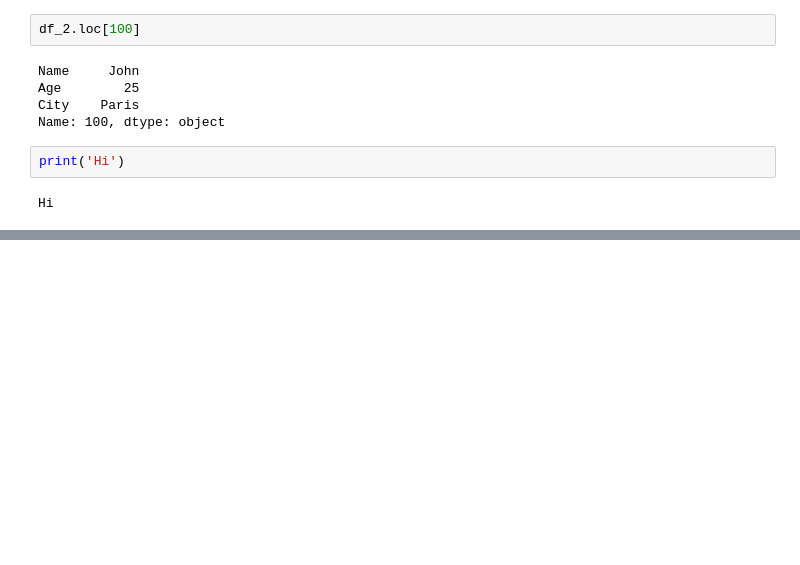
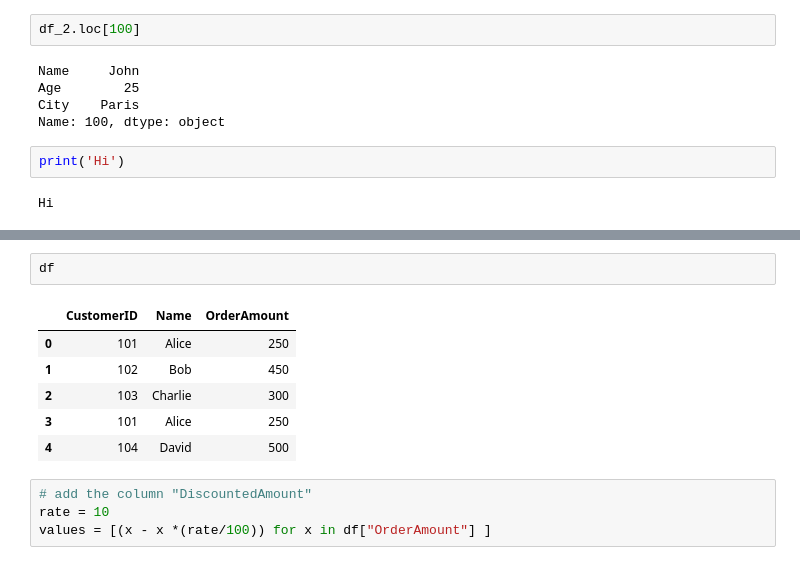
Before and after one commit to BikeshPrajapati/AI-and-ML-Assignment, a Jupyter notebook: PythonProject/Python _Pratices/Python_Pandas_Practices.ipynb, the cells around one changed output, grey strips where cells are left out. Cells and saved outputs as stored; diff of their text form; blank space fills up the shorter version.

```diff
--- a/PythonProject/Python _Pratices/Python_Pandas_Practices.ipynb
+++ b/PythonProject/Python _Pratices/Python_Pandas_Practices.ipynb
@@ -353,0 +367,13 @@ Hi
+# %%
+df
+# %% [output]
+|  | CustomerID | Name | OrderAmount |
+| 0 | 101 | Alice | 250 |
+| 1 | 102 | Bob | 450 |
+| 2 | 103 | Charlie | 300 |
+| 3 | 101 | Alice | 250 |
+| 4 | 104 | David | 500 |
+# %%
+# add the column "DiscountedAmount"
+rate = 10
+values = [(x - x *(rate/100)) for x in df["OrderAmount"] ]
```
Also changed, not shown: parts of 18 cells of this notebook, 1 other file.
